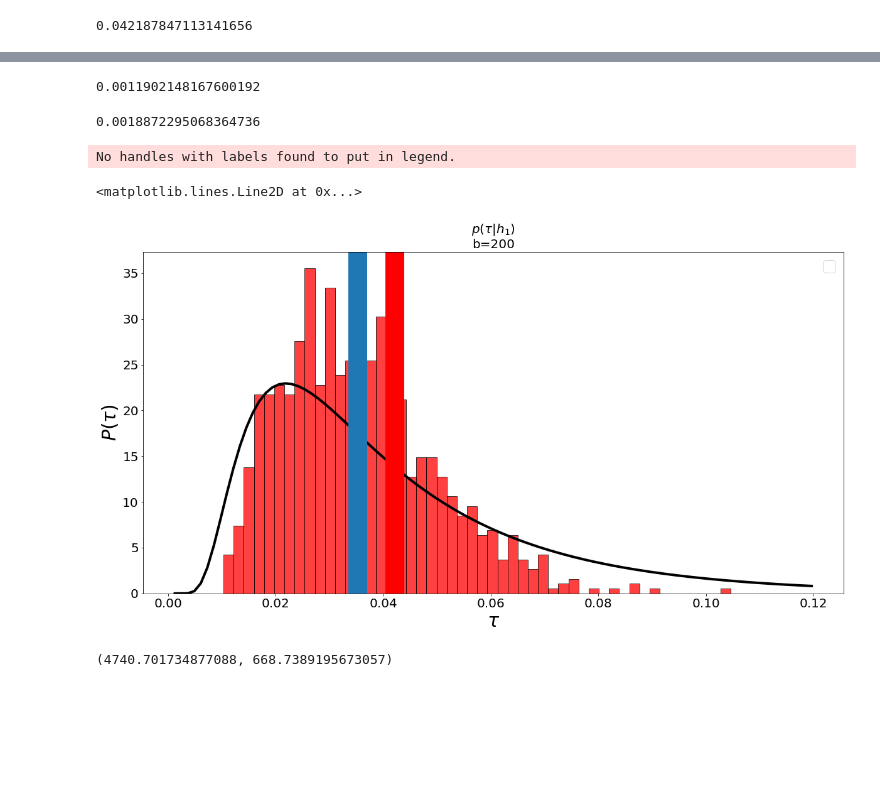
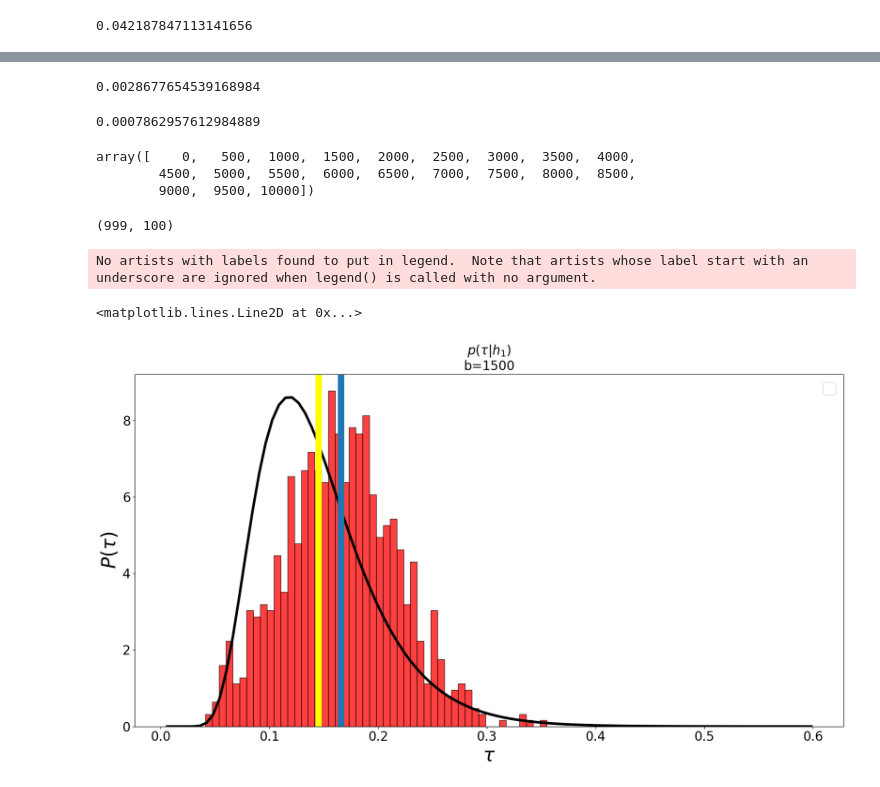
Before and after one commit to matibilkis/cdisc, a Jupyter notebook: analysis/analysis_freq/jupyter_make_plots.ipynb, the cells around one changed output, grey strips where cells are left out. Cells and saved outputs as stored; diff of their text form; code cells hidden in the pictures; blank space fills up the shorter version.

```diff
--- a/analysis/analysis_freq/jupyter_make_plots.ipynb
+++ b/analysis/analysis_freq/jupyter_make_plots.ipynb
@@ -19,7 +19,7 @@ omega0, omega1 = 1e4, 1.1e4
 omega_pro = (omega0 + omega1)/2
 period = (2*np.pi/omega_pro)
 dt = period/100
-total_time = 200*period
+total_time = 1000*period
 exp_path = "freqs/{}/".format([omega0,omega1])
 save_path = get_path_config(exp_path=exp_path,total_time=total_time, dt=dt, noitraj=True)
 
@@ -30,8 +30,8 @@ indis_range = list(range(len(indis)))
 
 #B = 6.
 #dB = .05
-B = 1000
-dB = 100
+B = 10000
+dB = 500
 boundsB= np.arange(-B,B+dB,dB)
 
 bpos = boundsB[boundsB>=0]
@@ -52,7 +52,7 @@ def load_traj(itraj, what="logliks.npy", flip_params=0):
     omega_pro = (omega0 + omega1)/2
     period = (2*np.pi/omega_pro)
     dt = period/100
-    total_time = 200*period
+    total_time = 1000*period
     if flip_params == 1:
         params = [h0, h1]
     else:
@@ -160,10 +147,8 @@ c0, b0 = np.histogram(ll0[:,indistats], bins=50, normed=True)
 
 timstats = [times[k] for k in np.linspace(0,len(times)-1,ll0.shape[1]).astype(int)]
 # %%
-def fit_2moments(timind,l1_mean, l1_std):
+def fit_2moments(timind,l1_mean, l1_std, ini=10, fini=-1):
 
-    ini = 10
-    fini = -1
 
     sqrtimind = np.array(np.sqrt(timind))
     timind = np.array(timind)
@@ -277,35 +251,41 @@ ll1.shape
 # %%
 timbin1[1][1] - timbin1[1][0]
 # %% [output]
-0.0011902148167600192
+0.0028677654539168984
 # %%
 1/np.sum(cons1[indb])
 # %% [output]
-0.0018872295068364736
+0.0007862957612984889
+# %%
+bpos
+# %% [output]
+array([    0,   500,  1000,  1500,  2000,  2500,  3000,  3500,  4000,
+        4500,  5000,  5500,  6000,  6500,  7000,  7500,  8000,  8500,
+        9000,  9500, 10000])
+# %%
+ll1.shape#
+# %% [output]
+(999, 100)
 # %%
 LS, TS = 30, 20
 plt.figure(figsize=(20,10))
 ax = plt.subplot(111)
-indb = -9
+indb = 3
 ax.bar(timbin1[indb], cons1[indb], width=timbin1[indb][1]-timbin1[indb][0], color="red", alpha=0.75, edgecolor="black")
 ax.set_xlabel(r'$\tau$',size=LS)
 ax.set_ylabel(r'$P(\tau)$', size=LS)
 ax.tick_params(axis='both', which='major', labelsize=TS)
 ax.legend(prop={"size":25})
 
-[mu1, oomu1], [sigma1, oosig1] = fit_2moments(timind[::100],np.mean(ll1, axis=0),np.std(ll1, axis=0), ini=-2)
+[mu1, oomu1], [sigma1, oosig1] = fit_2moments(timind[::100],np.mean(ll1, axis=0),np.std(ll1, axis=0), ini=-10, fini=-1)
 
 good = [prob_craft(tt, bpos[indb] , mu1, sigma1) for tt in timstats]
 
 ax.set_title(r'$p(\tau|h_1)$' + "\nb={}".format(np.round(bpos[indb],3)), size=20)
 ax.plot(timstats,good, linewidth=4,color="black", label="mu & sigma")
-ax.axvline(np.sum(cons1[indb]*timbin1[indb])/np.sum(cons1[indb]), linewidth=30)
-ax.axvline(bpos[indb]/mu1, linewidth=30, color="red")
+ax.axvline(np.sum(cons1[indb]*timbin1[indb])/np.sum(cons1[indb]), linewidth=10)
+ax.axvline(bpos[indb]/mu1, linewidth=10, color="yellow")
 # %% [output]
-No handles with labels found to put in legend.
+No artists with labels found to put in legend.  Note that artists whose label start with an underscore are ignored when legend() is called with no argument.
 <matplotlib.lines.Line2D at 0x...>
-[figure, old version]
+[figure, new version]
-# %%
-mu1, sigma1
-# %% [output]
-(4740.701734877088, 668.7389195673057)
```
Also changed, not shown: parts of 45 cells of this notebook, 6 other files.
